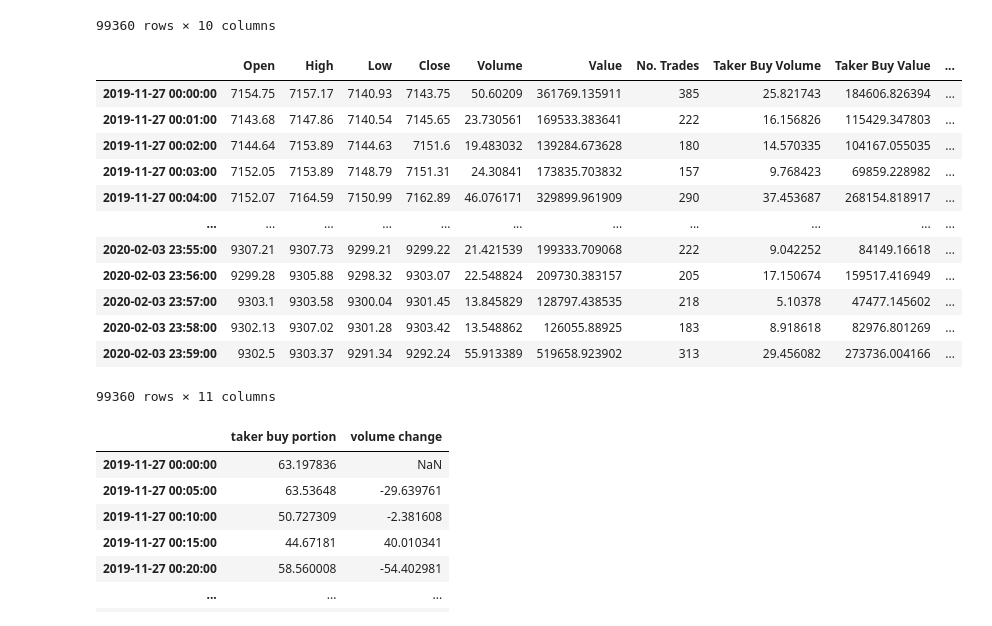
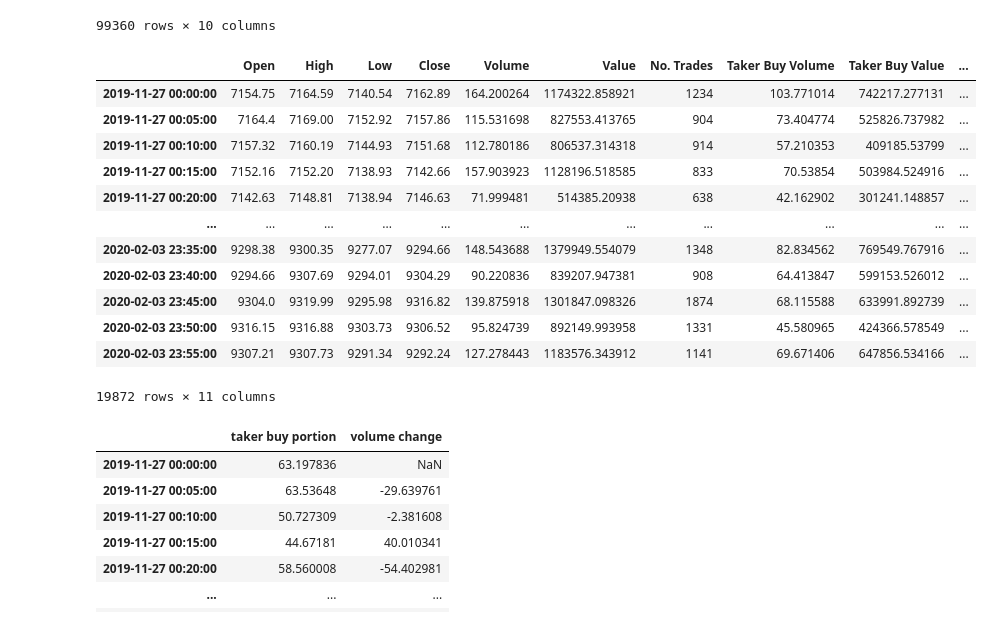
Before and after one commit to MohsenGhodrati/cvx_project_Kalman_Filter, a Jupyter notebook: Experiments.ipynb, the cells around one changed output. Drawn from its saved outputs; the diff is of its cells as text; code cells hidden in the pictures.

```diff
--- a/Experiments.ipynb
+++ b/Experiments.ipynb
@@ -51,36 +51,36 @@ df
 | 2020-02-03 23:59:00 | BTCUSDT | 9302.5 | 9303.37 | 9291.34 | 9292.24 | 55.913389 | 519658.923902 | 313 | 29.456082 | ... |
 99360 rows × 10 columns
 # %%
-timeframe = timedelta(minutes=1)
+timeframe = timedelta(minutes=5)
 
 df = df.resample(timeframe).agg({
     'Open': 'first',
     'High': 'max',
     'Low': 'min',
     'Close': 'last',
     'Volume': 'sum',
     'Value': 'sum',
     'No. Trades': 'sum',
     'Taker Buy Volume': 'sum',
     'Taker Buy Value': 'sum'
 })
 df['Average Price'] = df['Value'] / df['Volume']
-df['Average Price Change'] = df['Average Price'].pct_change() * RETURN_SCALE * 100
+df['Average Price Change'] = df['Average Price'].pct_change()
 df
 # %% [output]
 |  | Open | High | Low | Close | Volume | Value | No. Trades | Taker Buy Volume | Taker Buy Value | ... |
-| 2019-11-27 00:00:00 | 7154.75 | 7157.17 | 7140.93 | 7143.75 | 50.60209 | 361769.135911 | 385 | 25.821743 | 184606.826394 | ... |
-| 2019-11-27 00:01:00 | 7143.68 | 7147.86 | 7140.54 | 7145.65 | 23.730561 | 169533.383641 | 222 | 16.156826 | 115429.347803 | ... |
-| 2019-11-27 00:02:00 | 7144.64 | 7153.89 | 7144.63 | 7151.6 | 19.483032 | 139284.673628 | 180 | 14.570335 | 104167.055035 | ... |
-| 2019-11-27 00:03:00 | 7152.05 | 7153.89 | 7148.79 | 7151.31 | 24.30841 | 173835.703832 | 157 | 9.768423 | 69859.228982 | ... |
-| 2019-11-27 00:04:00 | 7152.07 | 7164.59 | 7150.99 | 7162.89 | 46.076171 | 329899.961909 | 290 | 37.453687 | 268154.818917 | ... |
+| 2019-11-27 00:00:00 | 7154.75 | 7164.59 | 7140.54 | 7162.89 | 164.200264 | 1174322.858921 | 1234 | 103.771014 | 742217.277131 | ... |
+| 2019-11-27 00:05:00 | 7164.4 | 7169.00 | 7152.92 | 7157.86 | 115.531698 | 827553.413765 | 904 | 73.404774 | 525826.737982 | ... |
+| 2019-11-27 00:10:00 | 7157.32 | 7160.19 | 7144.93 | 7151.68 | 112.780186 | 806537.314318 | 914 | 57.210353 | 409185.53799 | ... |
+| 2019-11-27 00:15:00 | 7152.16 | 7152.20 | 7138.93 | 7142.66 | 157.903923 | 1128196.518585 | 833 | 70.53854 | 503984.524916 | ... |
+| 2019-11-27 00:20:00 | 7142.63 | 7148.81 | 7138.94 | 7146.63 | 71.999481 | 514385.20938 | 638 | 42.162902 | 301241.148857 | ... |
 | ... | ... | ... | ... | ... | ... | ... | ... | ... | ... | ... |
-| 2020-02-03 23:55:00 | 9307.21 | 9307.73 | 9299.21 | 9299.22 | 21.421539 | 199333.709068 | 222 | 9.042252 | 84149.16618 | ... |
-| 2020-02-03 23:56:00 | 9299.28 | 9305.88 | 9298.32 | 9303.07 | 22.548824 | 209730.383157 | 205 | 17.150674 | 159517.416949 | ... |
-| 2020-02-03 23:57:00 | 9303.1 | 9303.58 | 9300.04 | 9301.45 | 13.845829 | 128797.438535 | 218 | 5.10378 | 47477.145602 | ... |
-| 2020-02-03 23:58:00 | 9302.13 | 9307.02 | 9301.28 | 9303.42 | 13.548862 | 126055.88925 | 183 | 8.918618 | 82976.801269 | ... |
-| 2020-02-03 23:59:00 | 9302.5 | 9303.37 | 9291.34 | 9292.24 | 55.913389 | 519658.923902 | 313 | 29.456082 | 273736.004166 | ... |
+| 2020-02-03 23:35:00 | 9298.38 | 9300.35 | 9277.07 | 9294.66 | 148.543688 | 1379949.554079 | 1348 | 82.834562 | 769549.767916 | ... |
+| 2020-02-03 23:40:00 | 9294.66 | 9307.69 | 9294.01 | 9304.29 | 90.220836 | 839207.947381 | 908 | 64.413847 | 599153.526012 | ... |
+| 2020-02-03 23:45:00 | 9304.0 | 9319.99 | 9295.98 | 9316.82 | 139.875918 | 1301847.098326 | 1874 | 68.115588 | 633991.892739 | ... |
+| 2020-02-03 23:50:00 | 9316.15 | 9316.88 | 9303.73 | 9306.52 | 95.824739 | 892149.993958 | 1331 | 45.580965 | 424366.578549 | ... |
+| 2020-02-03 23:55:00 | 9307.21 | 9307.73 | 9291.34 | 9292.24 | 127.278443 | 1183576.343912 | 1141 | 69.671406 | 647856.534166 | ... |
-99360 rows × 11 columns
+19872 rows × 11 columns
 # %%
 features = pd.DataFrame(index=df.index)
 features['taker buy portion'] = df['Taker Buy Volume'] / (df['Volume'] + EPSILON) * 100
```
Also changed, not shown: parts of 9 cells of this notebook.
